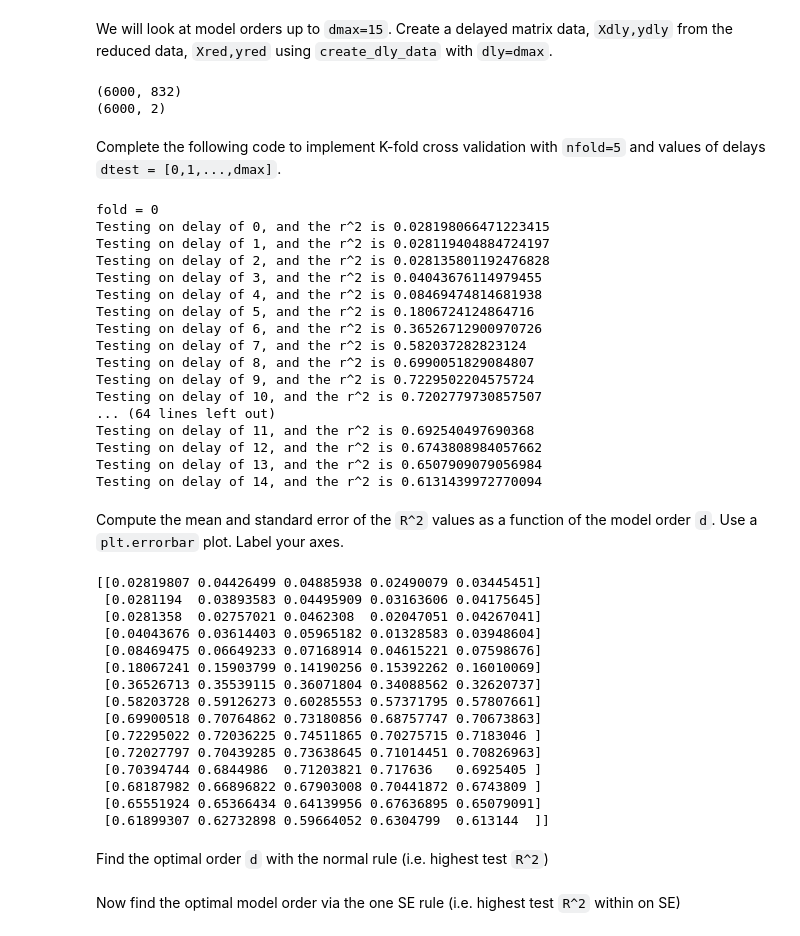
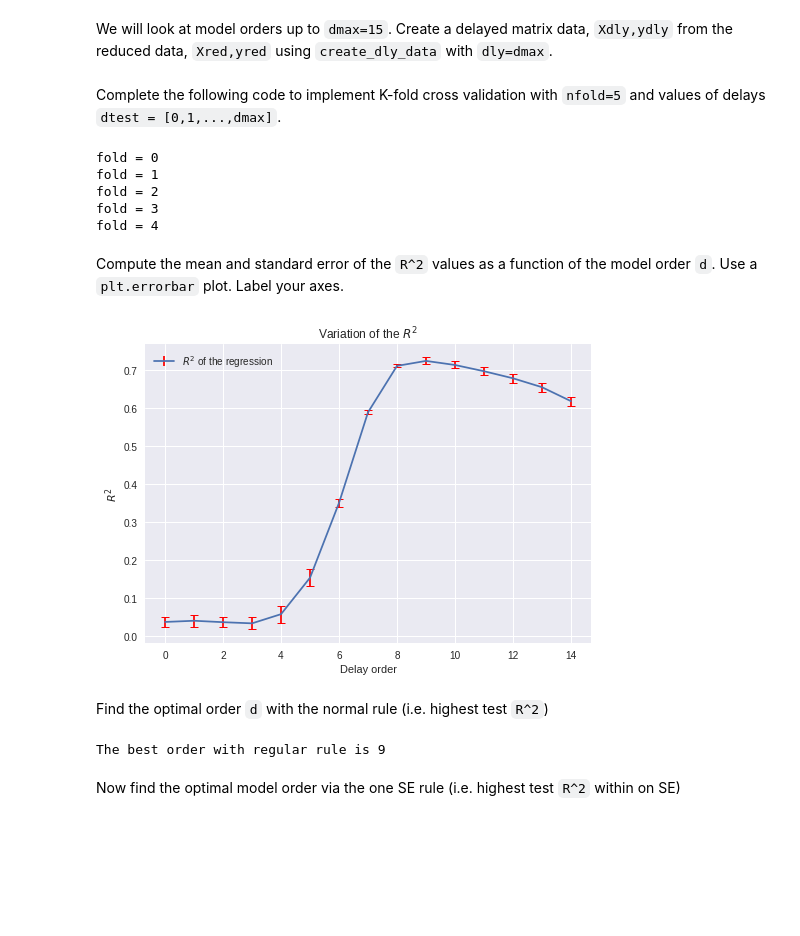
Before and after one commit to zhaobenx/ML-homework, a Jupyter notebook: Lab 4/lab_neural_partial.ipynb, the cells around one changed output. Cells and saved outputs as stored; diff of their text form; code cells hidden in the pictures; blank space fills up the shorter version.

```diff
--- a/Lab 4/lab_neural_partial.ipynb
+++ b/Lab 4/lab_neural_partial.ipynb
@@ -230,11 +232,6 @@ dmax = 15
 
 # TODO
 Xdly, ydly = create_dly_data(Xred, yred, dly=dmax)
-print(Xdly.shape)
-print(ydly.shape)
-# %% [output]
-(6000, 832)
-(6000, 2)
 # %% [markdown]
 Complete the following code to implement K-fold cross validation with `nfold=5` and values of delays `dtest = [0,1,...,dmax]`.
 # %%
@@ -265,7 +262,8 @@ for isplit, Ind in enumerate(kf.split(Xdly)):
     for it, d in enumerate(dtest):
 
         # TODO:
-        Xdly1 = Xdly[:, :(d + 1) * nneuron]# with the columns corresponding to only the `d+1` most recent times.
+        Xdly1 = Xdly[:, :(d + 1) * nneuron]
+        # with the columns corresponding to only the `d+1` most recent times.
 
         # TODO
         # Split the data (Xdly1,ydly) into training and test
@@ -282,46 +280,30 @@ for isplit, Ind in enumerate(kf.split(Xdly)):
         rsq = r2_score(yts, yhat, multioutput='uniform_average')
 #         print(f"R^2 is {rsq}")
         Rsq[d, isplit] = rsq
-        print(f"Testing on delay of {d}, and the r^2 is {rsq}")
+#         print(f"Testing on delay of {d}, and the r^2 is {rsq}")
         # TODO:  Measure the R^2 vale on test data and store in the matrix Rsq
 # %% [output]
 fold = 0
-Testing on delay of 0, and the r^2 is 0.028198066471223415
-Testing on delay of 1, and the r^2 is 0.028119404884724197
-Testing on delay of 2, and the r^2 is 0.028135801192476828
-Testing on delay of 3, and the r^2 is 0.04043676114979455
-Testing on delay of 4, and the r^2 is 0.08469474814681938
-Testing on delay of 5, and the r^2 is 0.1806724124864716
-Testing on delay of 6, and the r^2 is 0.36526712900970726
-Testing on delay of 7, and the r^2 is 0.582037282823124
-Testing on delay of 8, and the r^2 is 0.6990051829084807
-Testing on delay of 9, and the r^2 is 0.7229502204575724
-Testing on delay of 10, and the r^2 is 0.7202779730857507
-... (64 lines left out)
-Testing on delay of 11, and the r^2 is 0.692540497690368
-Testing on delay of 12, and the r^2 is 0.6743808984057662
-Testing on delay of 13, and the r^2 is 0.6507909079056984
-Testing on delay of 14, and the r^2 is 0.6131439972770094
+fold = 1
+fold = 2
+fold = 3
+fold = 4
 # %% [markdown]
 Compute the mean and standard error of the `R^2` values as a function of the model order `d`.  Use a `plt.errorbar` plot.  Label your axes.
-# %%
-# TODO
-print(Rsq)
-# %% [output]
-[[0.02819807 0.04426499 0.04885938 0.02490079 0.03445451]
- [0.0281194  0.03893583 0.04495909 0.03163606 0.04175645]
- [0.0281358  0.02757021 0.0462308  0.02047051 0.04267041]
- [0.04043676 0.03614403 0.05965182 0.01328583 0.03948604]
- [0.08469475 0.06649233 0.07168914 0.04615221 0.07598676]
- [0.18067241 0.15903799 0.14190256 0.15392262 0.16010069]
- [0.36526713 0.35539115 0.36071804 0.34088562 0.32620737]
- [0.58203728 0.59126273 0.60285553 0.57371795 0.57807661]
- [0.69900518 0.70764862 0.73180856 0.68757747 0.70673863]
- [0.72295022 0.72036225 0.74511865 0.70275715 0.7183046 ]
- [0.72027797 0.70439285 0.73638645 0.71014451 0.70826963]
- [0.70394744 0.6844986  0.71203821 0.717636   0.6925405 ]
- [0.68187982 0.66896822 0.67903008 0.70441872 0.6743809 ]
- [0.65551924 0.65366434 0.64139956 0.67636895 0.65079091]
- [0.61899307 0.62732898 0.59664052 0.6304799  0.613144  ]]
+# %%
+# TODO
+# print(Rsq)
+mean = np.mean(Rsq, axis=1)
+std = np.std(Rsq, axis=1)
+(_, caps, _) = plt.errorbar(dtest, mean, std, ecolor='r', capsize=4)
+plt.xlabel('Delay order')
+plt.ylabel('$R^2$')
+plt.legend(['$R^2$ of the regression'])
+plt.title('Variation of the $R^2$')
+
+for cap in caps:
+    cap.set_markeredgewidth(1)
+# %% [output]
+[figure, added]
 # %% [markdown]
 Find the optimal order `d` with the normal rule (i.e. highest test `R^2`)
@@ -330,2 +310,9 @@ Find the optimal order `d` with the normal rule (i.e. highest test `R^2`)
+# %%
+# TODO
+d0 = np.argmax(mean)
+
+print(f'The best order with regular rule is {d0}')
+# %% [output]
+The best order with regular rule is 9
 # %% [markdown]
 Now find the optimal model order via the one SE rule (i.e. highest test `R^2` within on SE)
```
Also changed, not shown: parts of 8 cells of this notebook.
